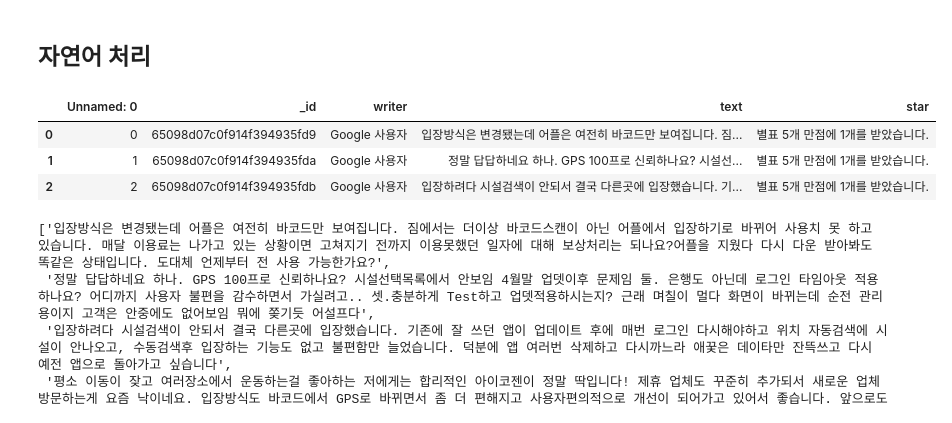
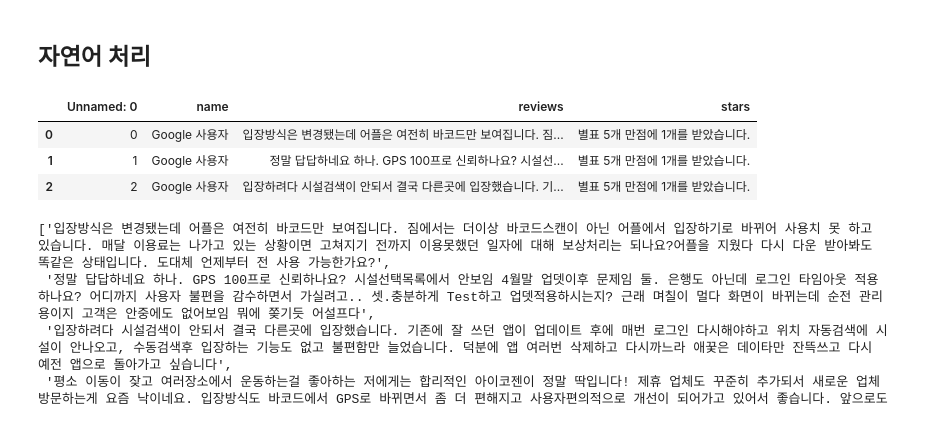
Before and after one commit to estskyway/project_data_analystics, a Jupyter notebook: codes/LDA/hyein.ipynb, the cells around one changed output. Drawn from its saved outputs; the diff is of its cells as text; code cells hidden in the pictures.

```diff
--- a/codes/LDA/hyein.ipynb
+++ b/codes/LDA/hyein.ipynb
@@ -2,13 +2,13 @@
 ## 자연어 처리
 # %%
 import pandas as pd
-df_review = pd.read_csv('../../datasets/hyein_mongoDB.csv')
+df_review = pd.read_csv('../../datasets/DB_Total.csv')
 df_review[:3]
 # %% [output]
-|  | Unnamed: 0 | _id | writer | text | star |
-| 0 | 0 | 65098d07c0f914f394935fd9 | Google 사용자 | 입장방식은 변경됐는데 어플은 여전히 바코드만 보여집니다. 짐... | 별표 5개 만점에 1개를 받았습니다. |
-| 1 | 1 | 65098d07c0f914f394935fda | Google 사용자 | 정말 답답하네요 하나. GPS 100프로 신뢰하나요? 시설선... | 별표 5개 만점에 1개를 받았습니다. |
-| 2 | 2 | 65098d07c0f914f394935fdb | Google 사용자 | 입장하려다 시설검색이 안되서 결국 다른곳에 입장했습니다. 기... | 별표 5개 만점에 1개를 받았습니다. |
+|  | Unnamed: 0 | name | reviews | stars |
+| 0 | 0 | Google 사용자 | 입장방식은 변경됐는데 어플은 여전히 바코드만 보여집니다. 짐... | 별표 5개 만점에 1개를 받았습니다. |
+| 1 | 1 | Google 사용자 | 정말 답답하네요 하나. GPS 100프로 신뢰하나요? 시설선... | 별표 5개 만점에 1개를 받았습니다. |
+| 2 | 2 | Google 사용자 | 입장하려다 시설검색이 안되서 결국 다른곳에 입장했습니다. 기... | 별표 5개 만점에 1개를 받았습니다. |
 # %%
 review_list = list(df_review['text'])
 review_list
```
Also changed, not shown: 1 other file.
